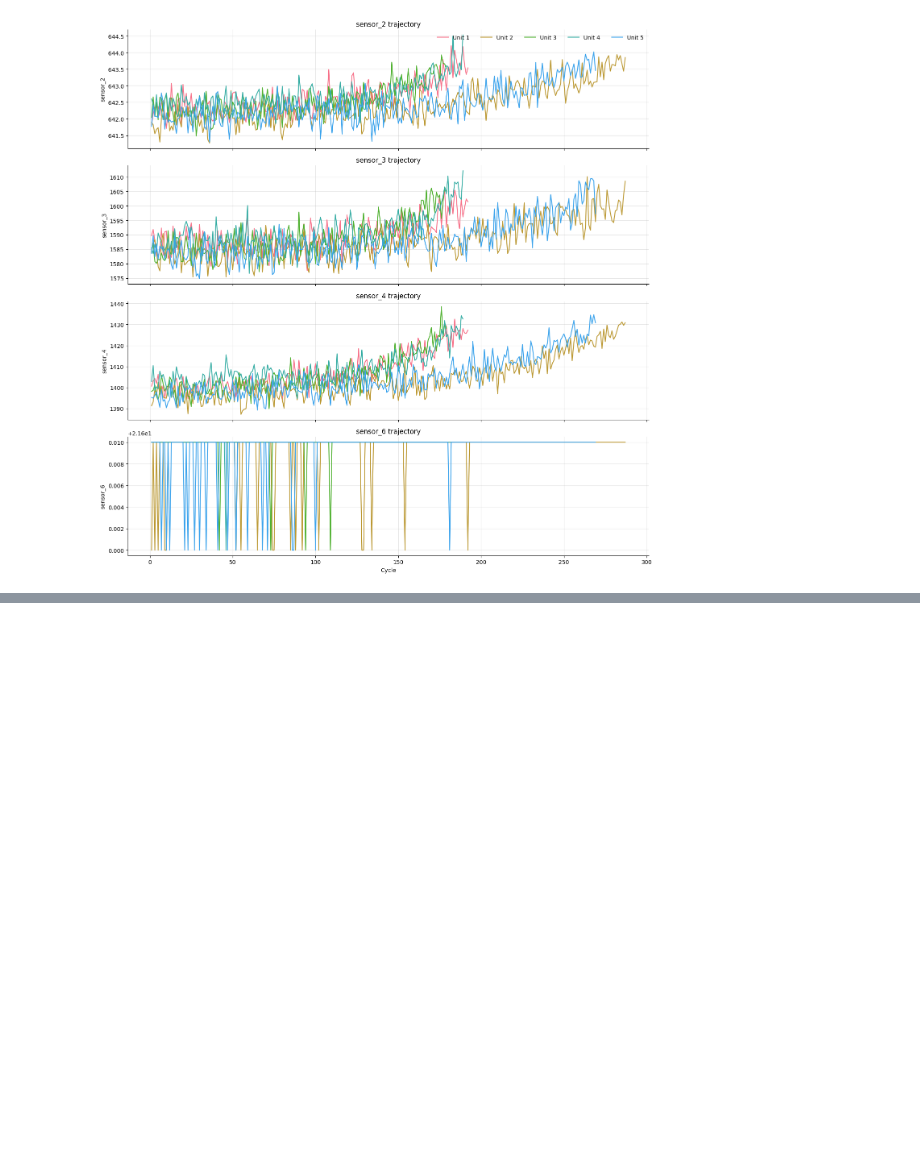
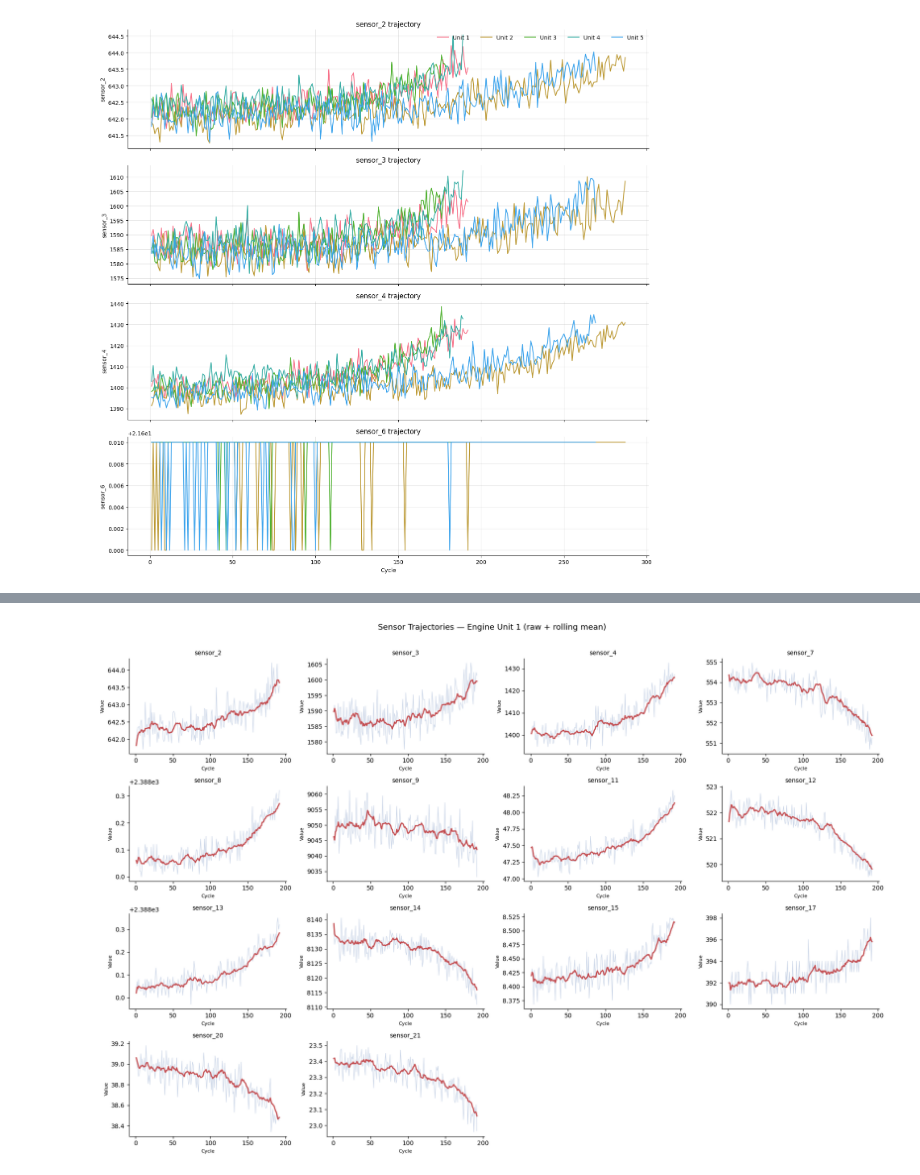
Before and after one commit to arnavhm/EngineWatch-Interpretable-Turbofan-Engine-Health-Monitoring, a Jupyter notebook: notebooks/01_data_exploration.ipynb, the cells around one changed output, grey strips where cells are left out. Drawn from its saved outputs; the diff is of its cells as text; code cells hidden in the pictures; blank space fills up the shorter version.

Commit message:
Exploration notebook cells 1-9 — sensor stats, correlation, trajectories, RUL distribution

```diff
--- a/notebooks/01_data_exploration.ipynb
+++ b/notebooks/01_data_exploration.ipynb
@@ -287,0 +319,37 @@ plt.show()
+# %%
+# Cell 8 — Sensor trajectories for a single engine
+# Visualise how each selected sensor behaves over one engine's full lifetime
+# Rolling mean added to reveal the underlying trend through sensor noise
+
+import math
+
+sensor_cols = config["selected_sensors"]
+engine_data = train_df[train_df["unit"] == 1].copy()
+
+n_cols = 4
+n_rows = math.ceil(len(sensor_cols) / n_cols)
+
+fig, axes = plt.subplots(n_rows, n_cols, figsize=(18, n_rows * 3))
+axes = axes.flatten()
+
+for i, sensor in enumerate(sensor_cols):
+    ax = axes[i]
+    raw = engine_data[sensor]
+    rolling_mean = raw.rolling(window=10, min_periods=1).mean()
+
+    ax.plot(engine_data["cycle"], raw, alpha=0.3, color="#4C72B0", linewidth=0.8)
+    ax.plot(engine_data["cycle"], rolling_mean, color="#C44E52", linewidth=2)
+    ax.set_title(sensor, fontsize=10)
+    ax.set_xlabel("Cycle", fontsize=8)
+    ax.set_ylabel("Value", fontsize=8)
+
+# Hide unused subplots
+for j in range(len(sensor_cols), len(axes)):
+    axes[j].set_visible(False)
+
+plt.suptitle("Sensor Trajectories — Engine Unit 1 (raw + rolling mean)",
+             fontsize=13, y=1.01)
+plt.tight_layout()
+plt.show()
+# %% [output]
+[figure, added]
```
Also changed, not shown: parts of 2 cells of this notebook.
